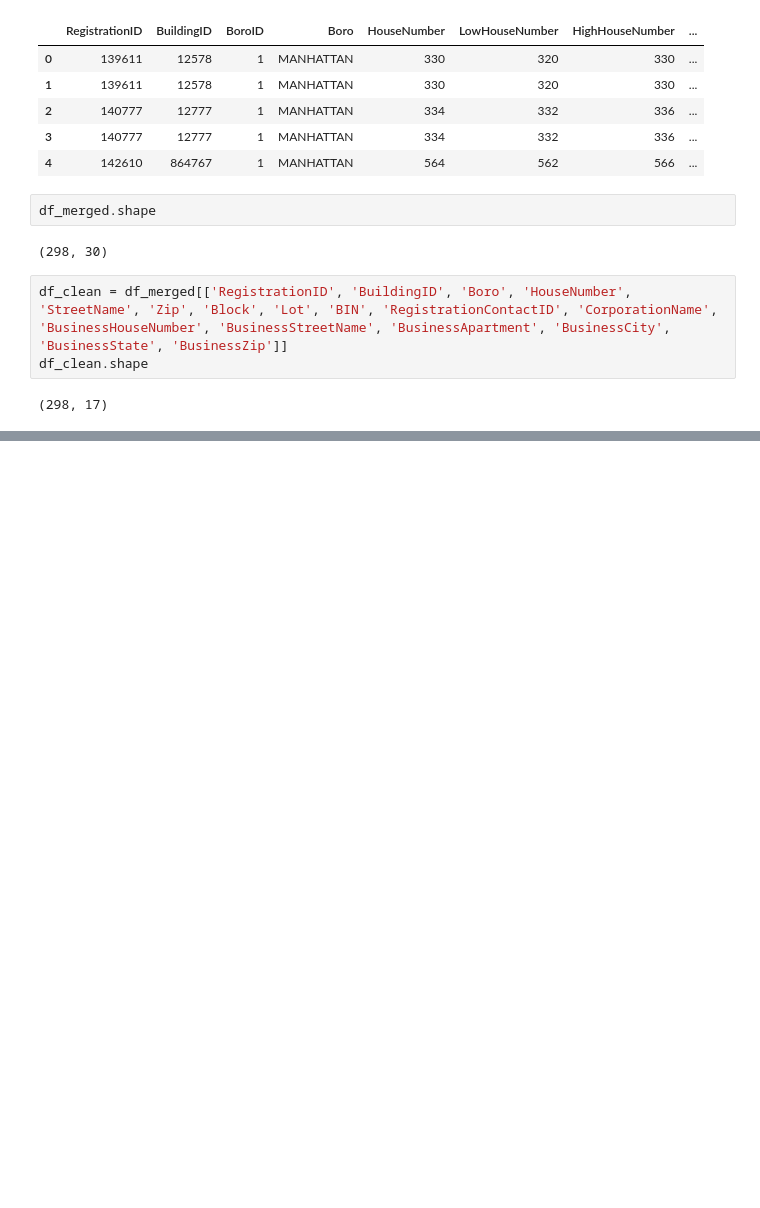
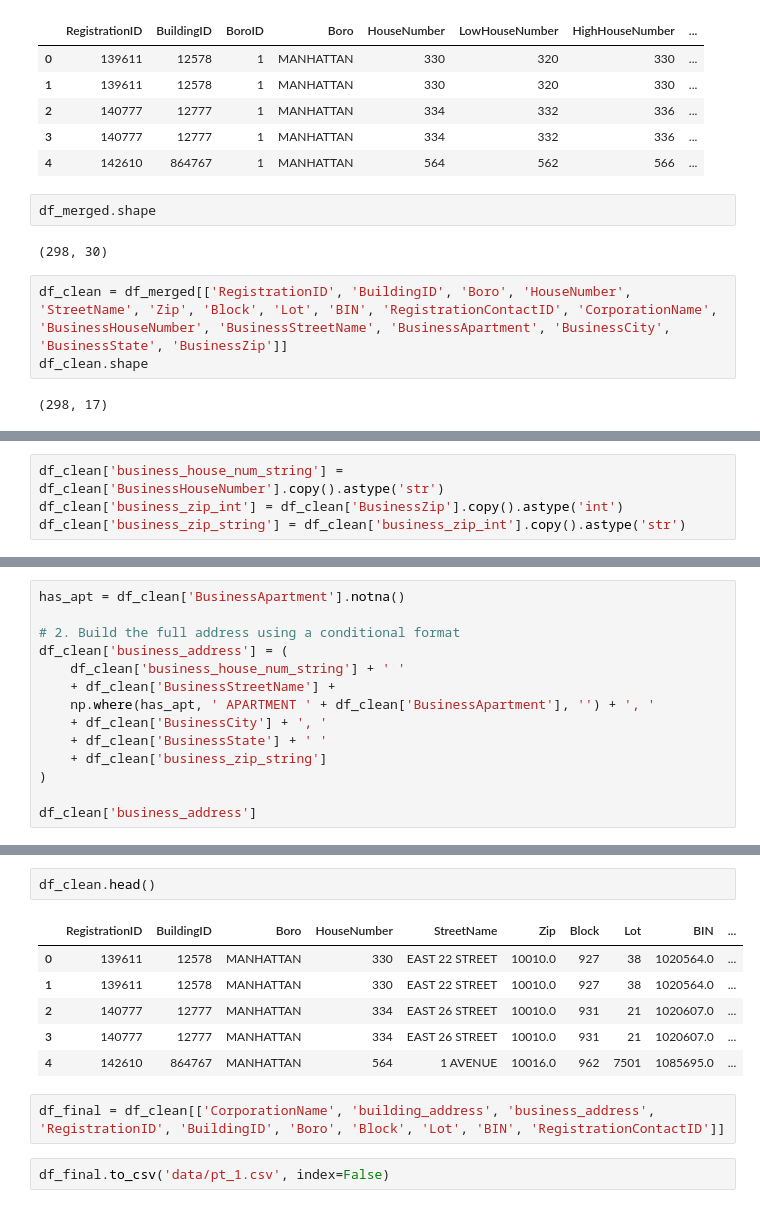
Before and after one commit to hgorledeenn/final_project, a Jupyter notebook: pt_1.ipynb, the cells around one changed output, grey strips where cells are left out. Drawn from its saved outputs; the diff is of its cells as text; blank space fills up the shorter version.

```diff
--- a/pt_1.ipynb
+++ b/pt_1.ipynb
@@ -58,0 +115,4 @@ df_clean.shape
+# %%
+df_clean['business_house_num_string'] = df_clean['BusinessHouseNumber'].copy().astype('str')
+df_clean['business_zip_int'] = df_clean['BusinessZip'].copy().astype('int')
+df_clean['business_zip_string'] = df_clean['business_zip_int'].copy().astype('str')
@@ -58,0 +135,14 @@ df_clean.shape
+# %%
+has_apt = df_clean['BusinessApartment'].notna()
+
+# 2. Build the full address using a conditional format
+df_clean['business_address'] = (
+    df_clean['business_house_num_string'] + ' '
+    + df_clean['BusinessStreetName'] +
+    np.where(has_apt, ' APARTMENT ' + df_clean['BusinessApartment'], '') + ', '
+    + df_clean['BusinessCity'] + ', '
+    + df_clean['BusinessState'] + ' '
+    + df_clean['business_zip_string']
+)
+
+df_clean['business_address']
@@ -58,0 +167,13 @@ df_clean.shape
+# %%
+df_clean.head()
+# %% [output]
+|  | RegistrationID | BuildingID | Boro | HouseNumber | StreetName | Zip | Block | Lot | BIN | ... |
+| 0 | 139611 | 12578 | MANHATTAN | 330 | EAST 22 STREET | 10010.0 | 927 | 38 | 1020564.0 | ... |
+| 1 | 139611 | 12578 | MANHATTAN | 330 | EAST 22 STREET | 10010.0 | 927 | 38 | 1020564.0 | ... |
+| 2 | 140777 | 12777 | MANHATTAN | 334 | EAST 26 STREET | 10010.0 | 931 | 21 | 1020607.0 | ... |
+| 3 | 140777 | 12777 | MANHATTAN | 334 | EAST 26 STREET | 10010.0 | 931 | 21 | 1020607.0 | ... |
+| 4 | 142610 | 864767 | MANHATTAN | 564 | 1 AVENUE | 10016.0 | 962 | 7501 | 1085695.0 | ... |
+# %%
+df_final = df_clean[['CorporationName', 'building_address', 'business_address', 'RegistrationID', 'BuildingID', 'Boro', 'Block', 'Lot', 'BIN', 'RegistrationContactID']]
+# %%
+df_final.to_csv('data/pt_1.csv', index=False)
```
Also changed, not shown: parts of 6 cells of this notebook, 1 other file.
